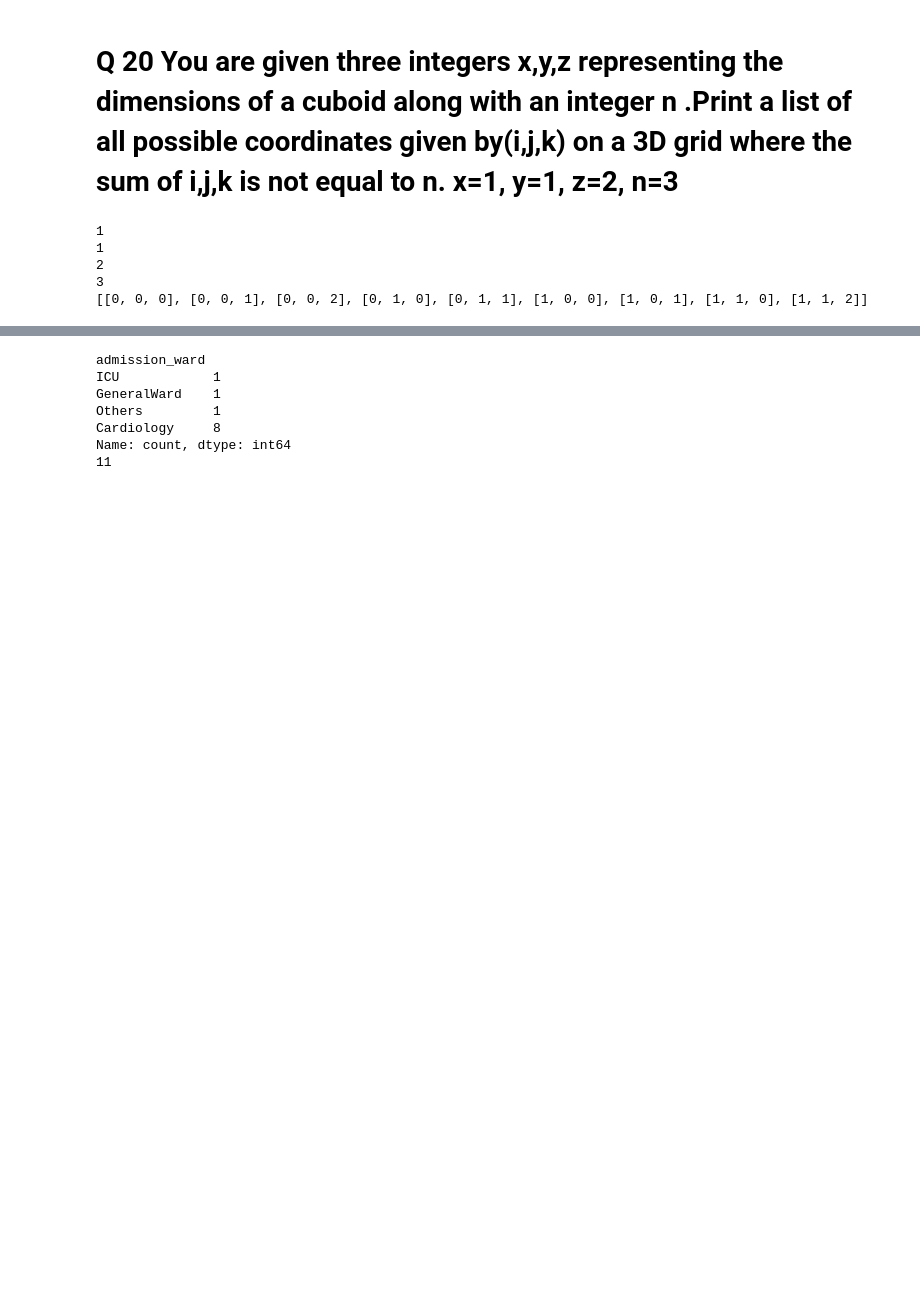
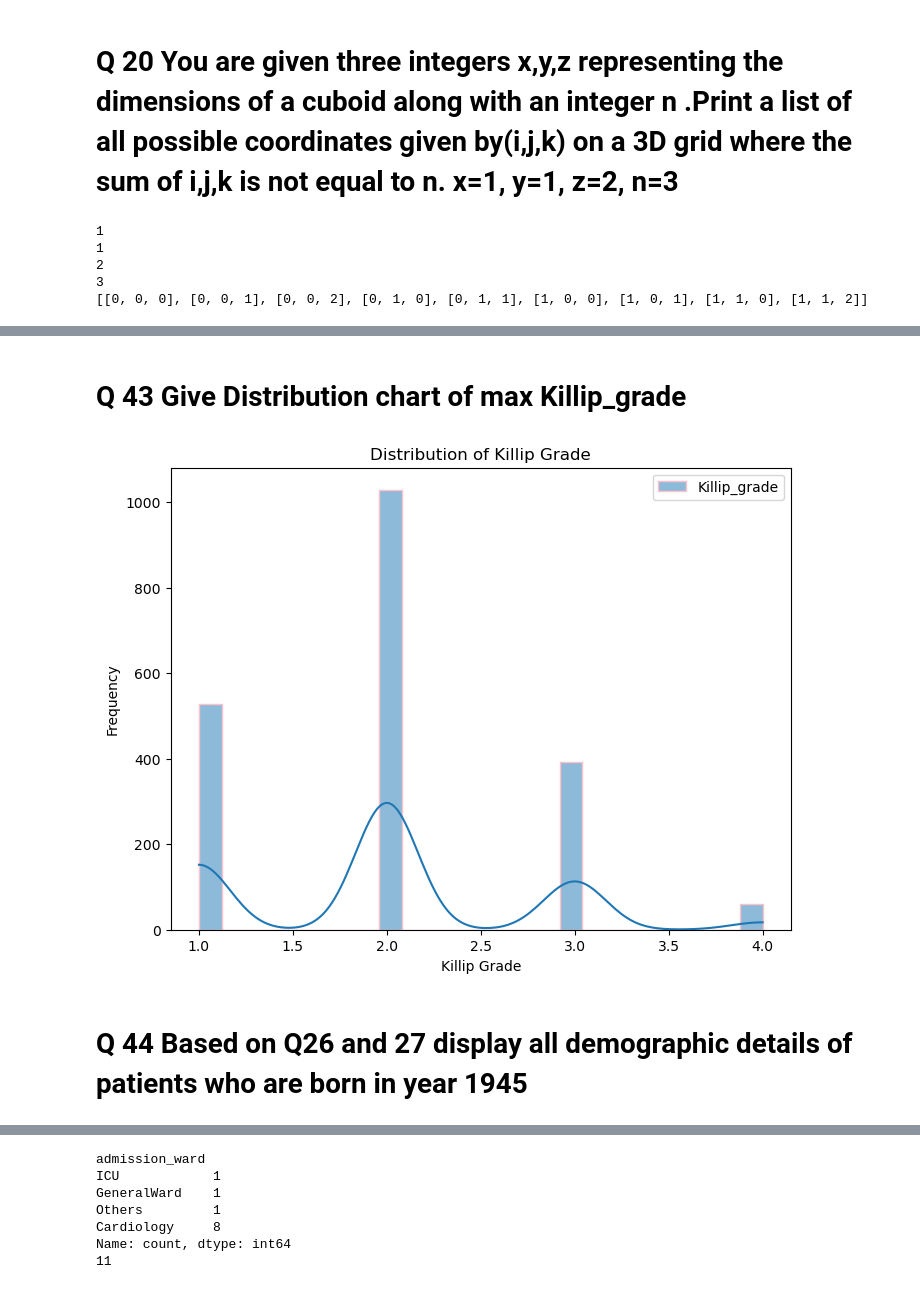
Before and after one commit to bolisettybrt/jupyterjewels-24, a Jupyter notebook: Ragini_finalcode.ipynb, the cells around one changed output, grey strips where cells are left out. Drawn from its saved outputs; the diff is of its cells as text; code cells hidden in the pictures; blank space fills up the shorter version.

```diff
--- a/Ragini_finalcode.ipynb
+++ b/Ragini_finalcode.ipynb
@@ -244,0 +193,25 @@ most_weight_patient
+# %% [markdown]
+# Q 43 Give Distribution chart of max Killip_grade
+# %%
+import pandas as pd
+import seaborn as sns
+import matplotlib.pyplot as plt
+data_file=("Cardiac_Outcomes.xlsx ")
+all_sheets=pd.read_excel(data_file,sheet_name=None)
+CardiacComplications = all_sheets['CardiacComplications']
+
+grade =CardiacComplications['Killip_grade']
+df = pd.DataFrame(grade)
+
+plt.figure(figsize=(8, 6))
+a=sns.histplot(data=df, bins=25, kde=True,  edgecolor='pink')
+plt.xlabel('Killip Grade')
+plt.ylabel('Frequency')
+plt.title('Distribution of Killip Grade')
+plt.show()
+
+#As per my analysis the highest Killip_grade is 2.0 where it shows the peak with min 1.5 and max 2.5.
+# %% [output]
+[figure, added]
+# %% [markdown]
+# Q 44 Based on Q26 and 27 display all demographic details of patients who are born in year 1945
```
Also changed, not shown: parts of 36 cells of this notebook.
